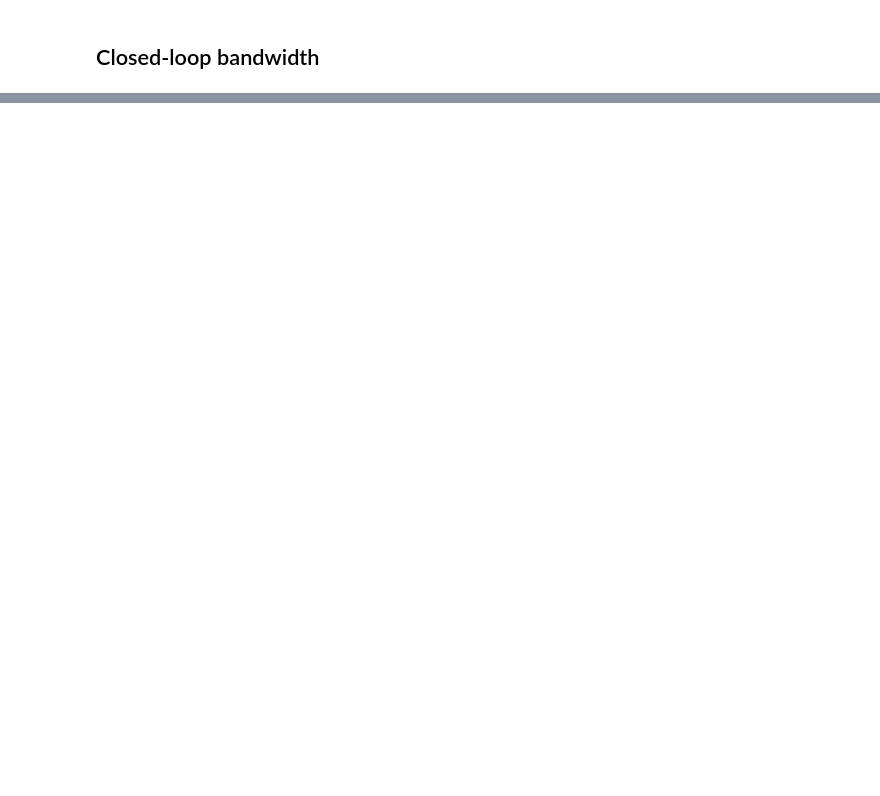
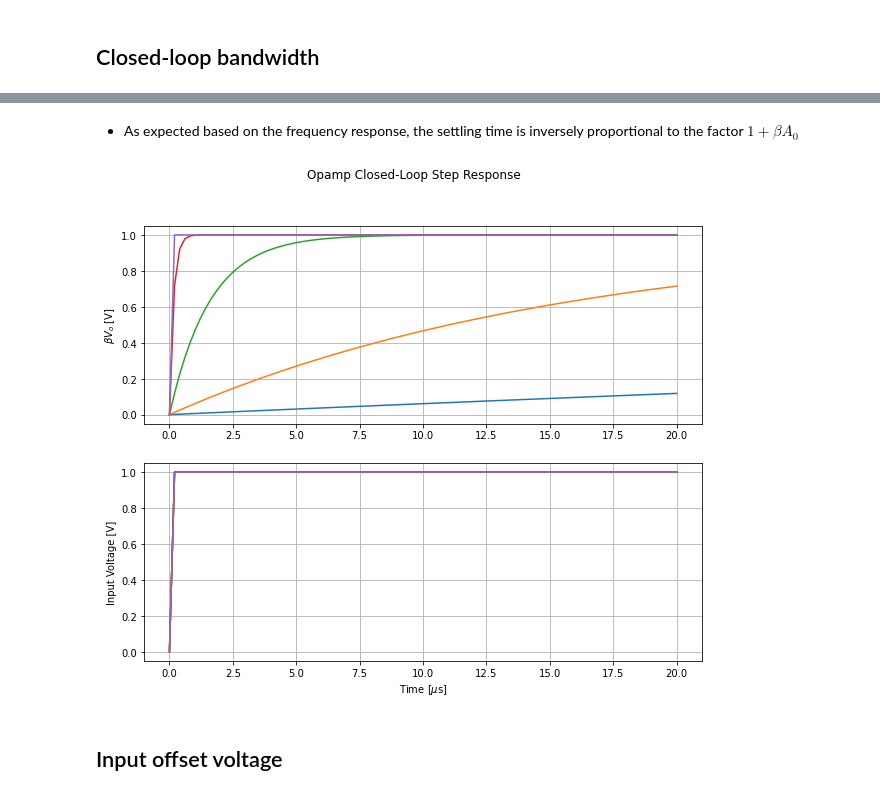
Before and after one commit to uw-analog/ee538-autumn2020, a Jupyter notebook: Lecture/2020_10_22_EE538_Lecture4.ipynb, the cells around one changed output, grey strips where cells are left out. Drawn from its saved outputs; the diff is of its cells as text; code cells hidden in the pictures; blank space fills up the shorter version.

```diff
--- a/Lecture/2020_10_22_EE538_Lecture4.ipynb
+++ b/Lecture/2020_10_22_EE538_Lecture4.ipynb
@@ -307,0 +413,8 @@ $$ \omega_{3dB,CL} = \lvert-\omega_0\cdot(1+\beta A_0)\rvert = \omega_0 \cdot (1
+# %% [markdown]
+ - As expected based on the frequency response, the settling time is inversely proportional to the factor $1+\beta A_0$
+# %%
+plot_CL_step(120, 10e6, betas, w)
+# %% [output]
+[figure, added]
+# %% [markdown]
+## Input offset voltage
```
Also changed, not shown: parts of 38 cells of this notebook, 7 other files.
